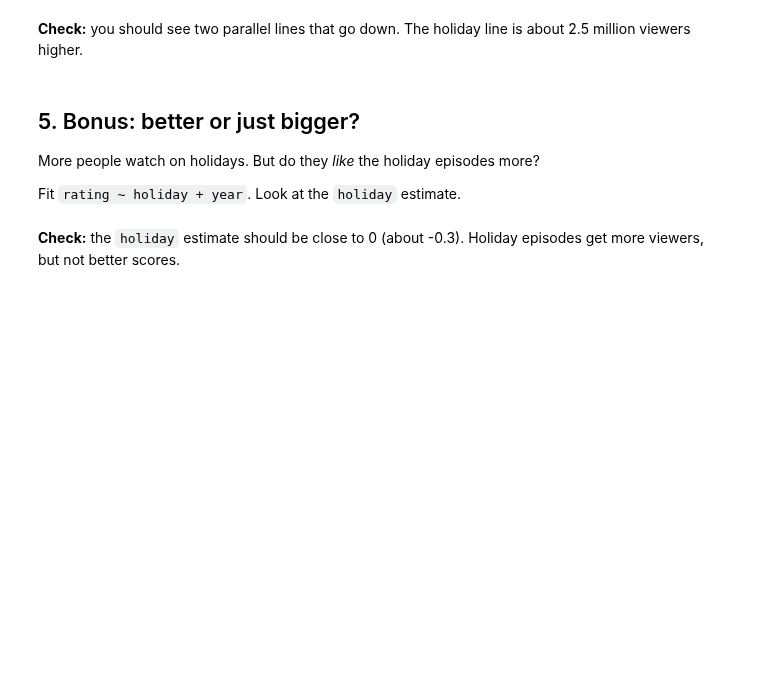
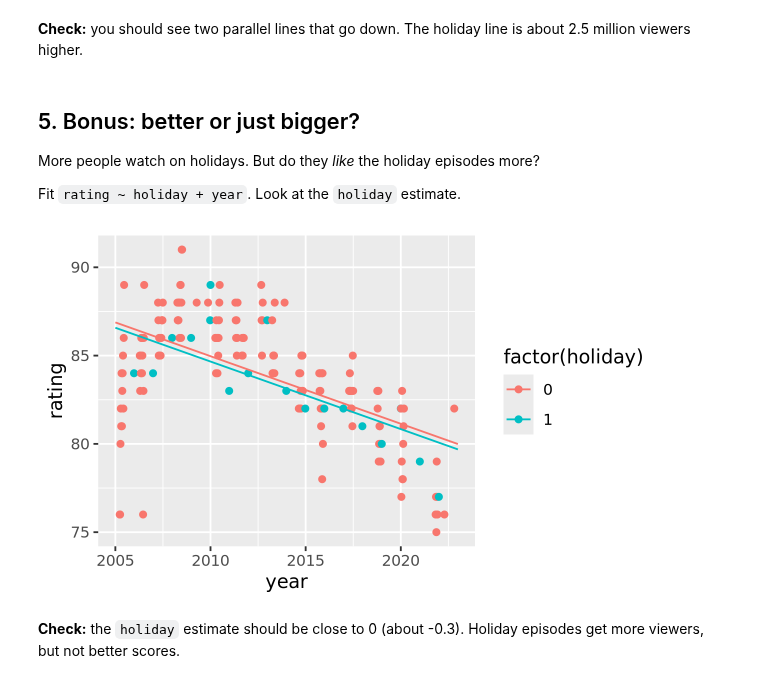
Before and after one commit to jleet-unc/512codespace, a Jupyter notebook: exercises/12-drwho-exercise.ipynb, the cells around one changed output. Saved outputs shown, nothing was run; the diff lists cells and outputs as text; code cells hidden in the pictures; blank space fills up the shorter version.

```diff
--- a/exercises/12-drwho-exercise.ipynb
+++ b/exercises/12-drwho-exercise.ipynb
@@ -129,5 +197,17 @@ ggplot(drwho, aes(x = year, y = uk_viewers, color = factor(holiday))) +
 More people watch on holidays. But do they *like* the holiday episodes more?
 
 Fit `rating ~ holiday + year`. Look at the `holiday` estimate.
+# %%
+fit_rating1 <- linear_reg() |> fit(rating ~ holiday + year, drwho)
+
+grid2 <- crossing(year = 2005:2023, holiday = c(0,1))
+
+preds2 = predict(fit_rating1, new_data = grid2) |> bind_cols(grid2)
+
+ggplot(drwho, aes(x = year, y = rating, color = factor(holiday))) +
+    geom_point() +
+    geom_line(data = preds2, aes(y = .pred))
+# %% [output]
+[figure, added]
 # %% [markdown]
 **Check:** the `holiday` estimate should be close to 0 (about -0.3). Holiday episodes get more viewers, but not better scores.
```
Also changed, not shown: parts of 8 cells of this notebook.
